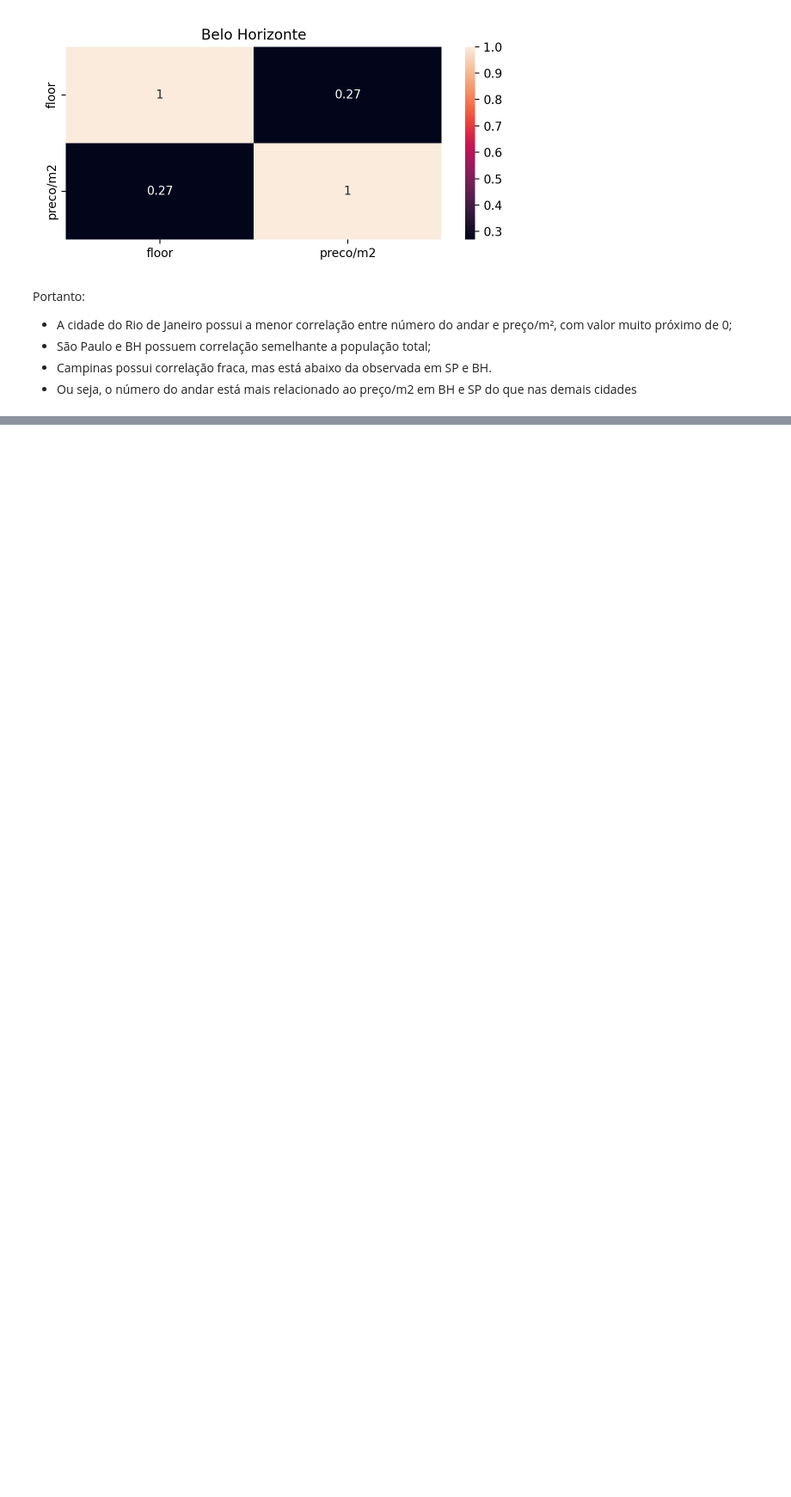
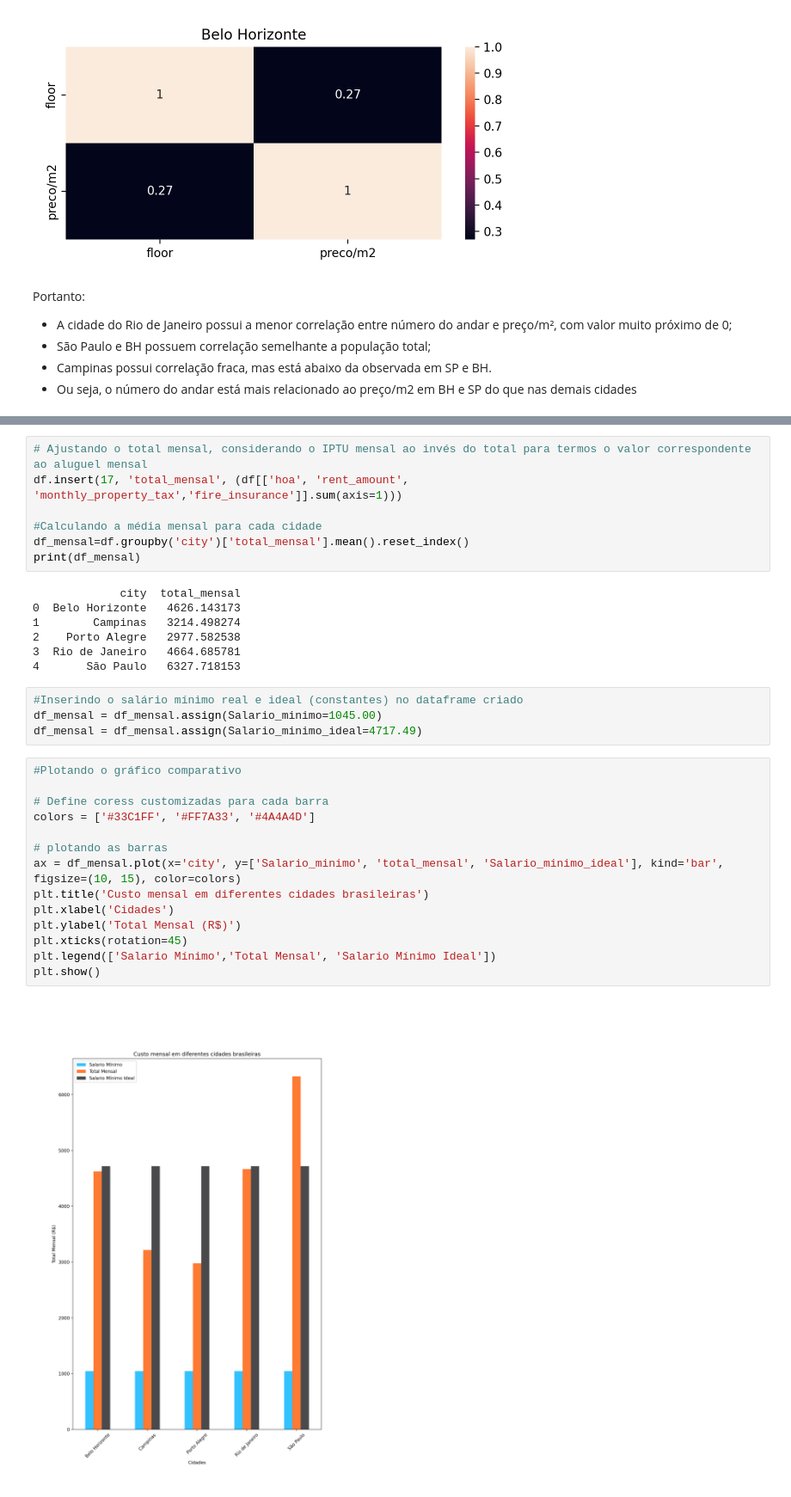
Before and after one commit to manusaleal/Projeto_EDA, a Jupyter notebook: douglas.ipynb, the cells around one changed output, grey strips where cells are left out. Shown at 86% size. Saved outputs shown, nothing was run; the diff lists cells and outputs as text; blank space fills up the shorter version.

```diff
--- a/douglas.ipynb
+++ b/douglas.ipynb
@@ -786,0 +821,34 @@ Portanto:
+# %%
+# Ajustando o total mensal, considerando o IPTU mensal ao invés do total para termos o valor correspondente ao aluguel mensal
+df.insert(17, 'total_mensal', (df[['hoa', 'rent_amount', 'monthly_property_tax','fire_insurance']].sum(axis=1)))
+
+#Calculando a média mensal para cada cidade
+df_mensal=df.groupby('city')['total_mensal'].mean().reset_index()
+print(df_mensal)
+# %% [output]
+             city  total_mensal
+0  Belo Horizonte   4626.143173
+1        Campinas   3214.498274
+2    Porto Alegre   2977.582538
+3  Rio de Janeiro   4664.685781
+4       São Paulo   6327.718153
+# %%
+#Inserindo o salário mínimo real e ideal (constantes) no dataframe criado
+df_mensal = df_mensal.assign(Salario_minimo=1045.00)
+df_mensal = df_mensal.assign(Salario_minimo_ideal=4717.49)
+# %%
+#Plotando o gráfico comparativo
+
+# Define coress customizadas para cada barra
+colors = ['#33C1FF', '#FF7A33', '#4A4A4D']
+
+# plotando as barras
+ax = df_mensal.plot(x='city', y=['Salario_minimo', 'total_mensal', 'Salario_minimo_ideal'], kind='bar', figsize=(10, 15), color=colors)
+plt.title('Custo mensal em diferentes cidades brasileiras')
+plt.xlabel('Cidades')
+plt.ylabel('Total Mensal (R$)')
+plt.xticks(rotation=45)
+plt.legend(['Salario Mínimo','Total Mensal', 'Salario Mínimo Ideal'])
+plt.show()
+# %% [output]
+[figure, added]
```
Also changed, not shown: parts of 17 cells of this notebook.
